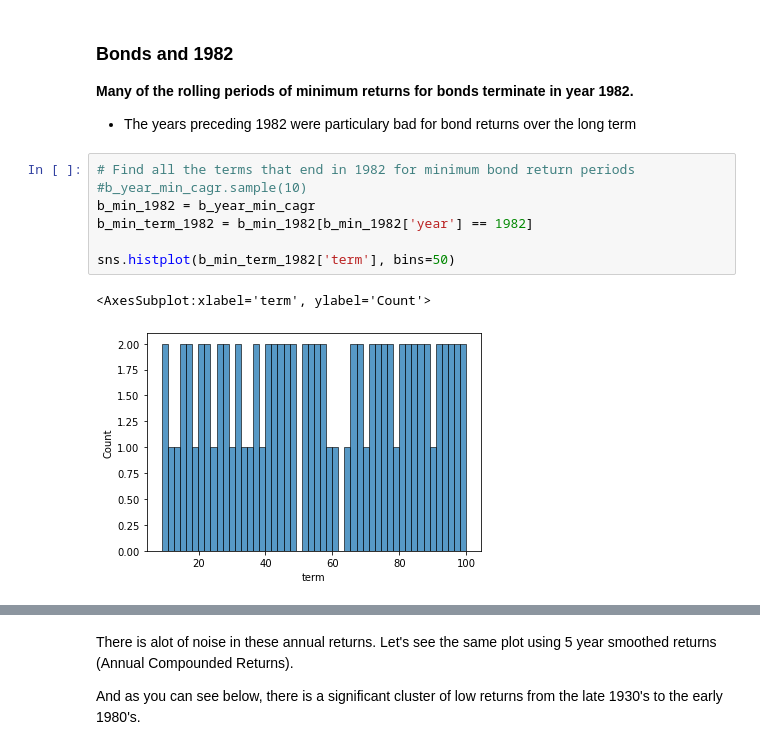
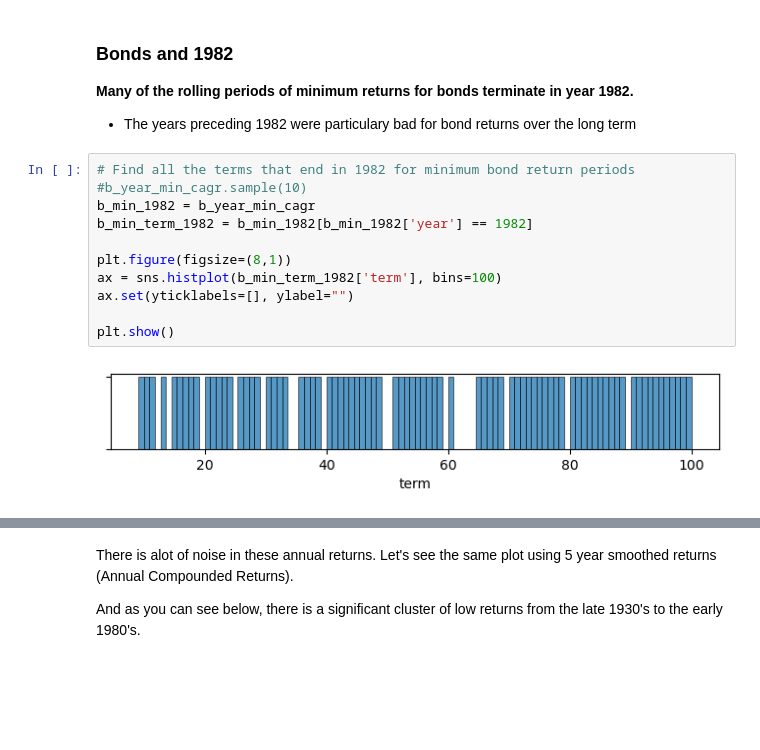
Before and after one commit to StarkArk/The_Long_View_Stocks_Bonds, a Jupyter notebook: stock_bond_return_analysis.ipynb, the cells around one changed output, grey strips where cells are left out. Saved outputs shown, nothing was run; the diff lists cells and outputs as text; blank space fills up the shorter version.

```diff
--- a/stock_bond_return_analysis.ipynb
+++ b/stock_bond_return_analysis.ipynb
@@ -976,13 +976,16 @@ plt.show()
 # %%
 # Find all the terms that end in 1982 for minimum bond return periods
 #b_year_min_cagr.sample(10)
 b_min_1982 = b_year_min_cagr
 b_min_term_1982 = b_min_1982[b_min_1982['year'] == 1982]
 
-sns.histplot(b_min_term_1982['term'], bins=50)
+plt.figure(figsize=(8,1))
+ax = sns.histplot(b_min_term_1982['term'], bins=100)
+ax.set(yticklabels=[], ylabel="")
+
+plt.show()
 # %% [output]
-<AxesSubplot:xlabel='term', ylabel='Count'>
-[figure, old version]
+[figure, new version]
 # %%
 plt.figure(figsize=(15,8))
 
```
Also changed, not shown: parts of 14 cells of this notebook, 1 other file.
